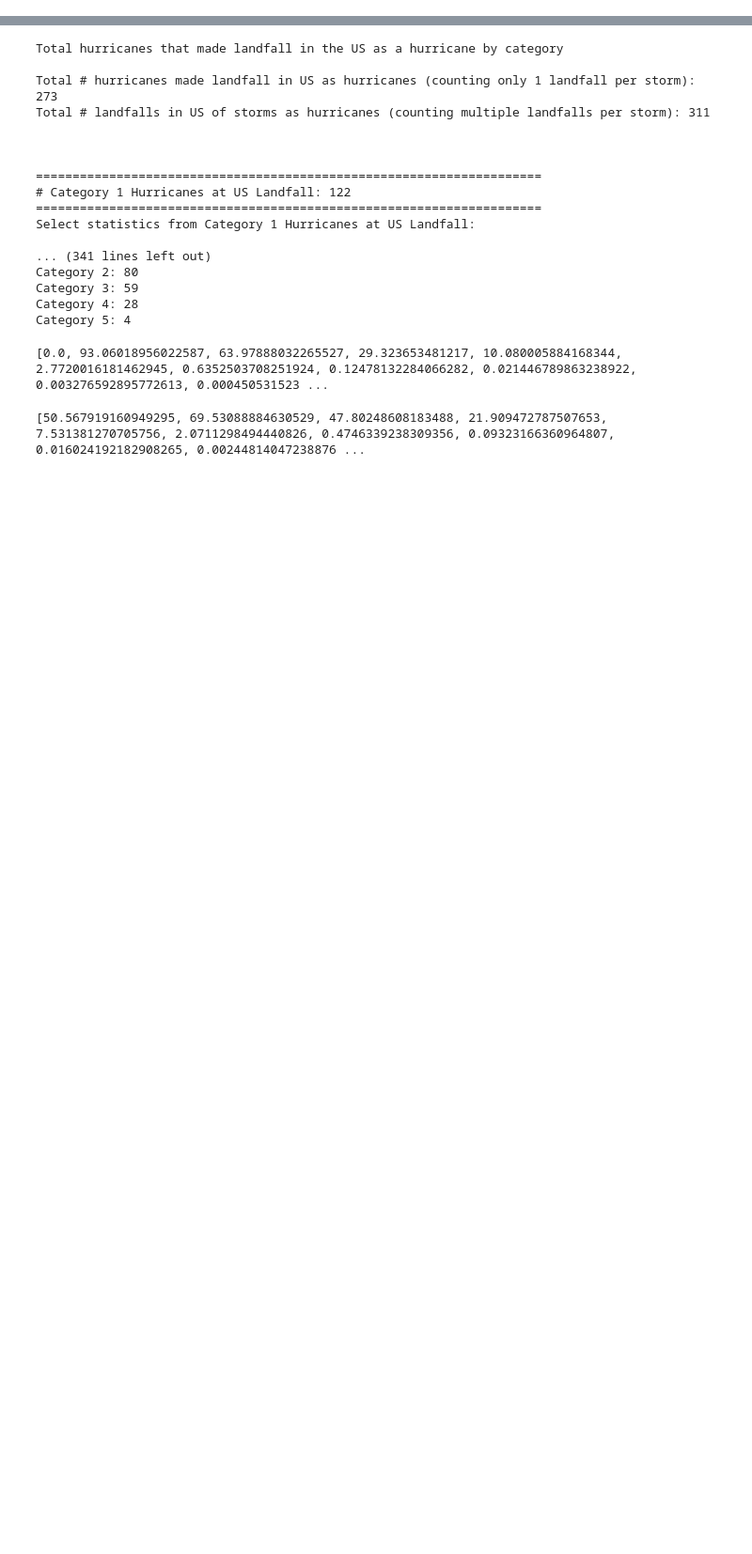
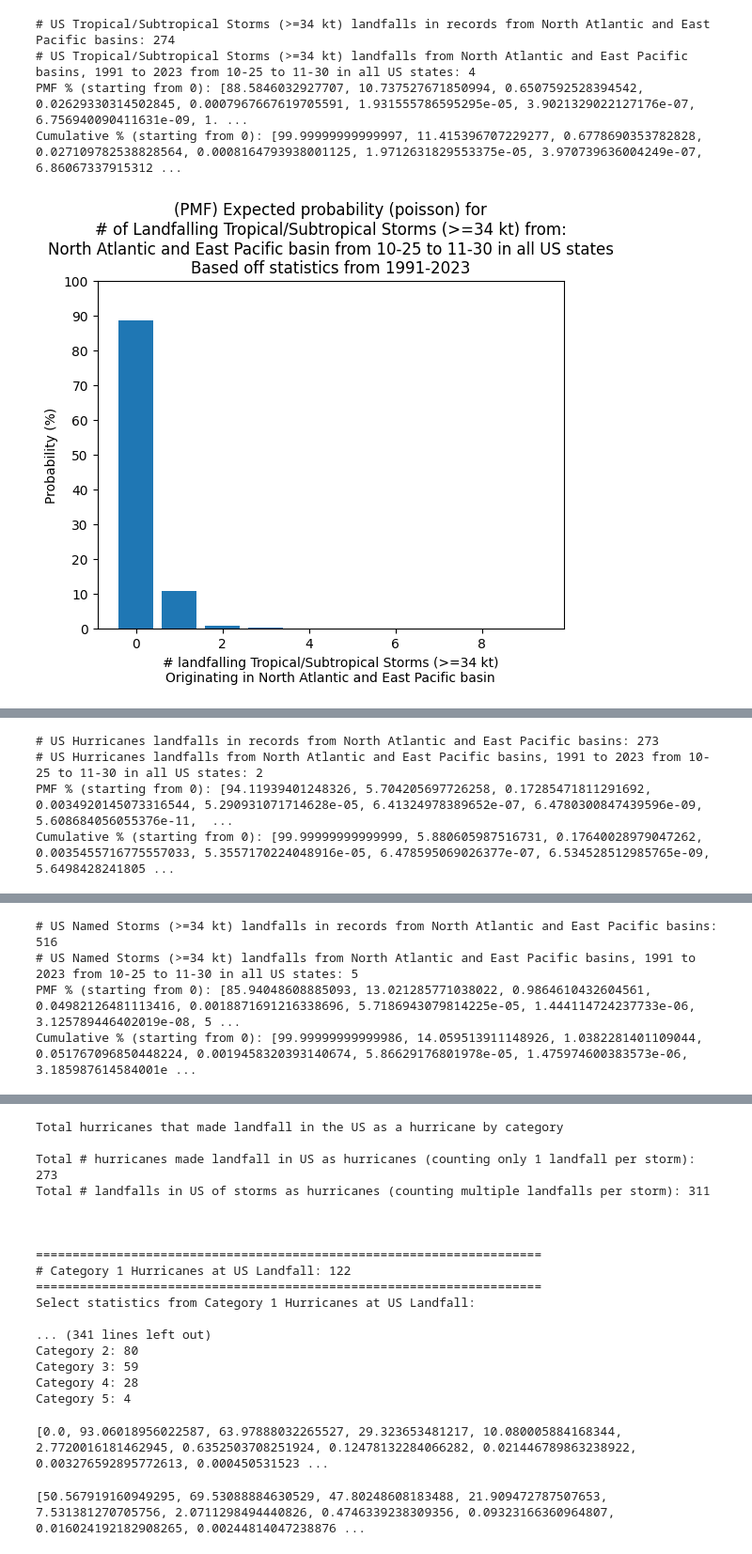
Before and after one commit to JRPdata/cyclone_climatology, a Jupyter notebook: cyclone_climatology.ipynb, the cells around one changed output, grey strips where cells are left out. Shown at 94% size. Saved outputs shown, nothing was run; the diff lists cells and outputs as text; code cells hidden in the pictures; blank space fills up the shorter version.

```diff
--- a/cyclone_climatology.ipynb
+++ b/cyclone_climatology.ipynb
@@ -292,6 +242,7 @@ for basin_name, dict_dfs in dfs_by_basin.items():
     df['ISO_TIME'] = pd.to_datetime(df['ISO_TIME'])
 
     # get landfalls
+    df_td_sd = df.loc[(df['USA_WIND'] < 34) & (df['USA_STATUS'].isin(['TD', 'SD']))]
     df_ts_ss = df.loc[(df['USA_WIND'] >= 34) & (df['USA_STATUS'].isin(['TS', 'SS']))]
     df_hu = df.loc[(df['USA_WIND'] >= 34) & (df['USA_STATUS'].isin(['HU', 'HR']))]
     df_ts_ss = df_ts_ss.reset_index(drop=True)
@@ -299,6 +250,7 @@ for basin_name, dict_dfs in dfs_by_basin.items():
     df_ts_ss_hu = pd.concat([df_ts_ss,df_hu])
     df_ts_ss_hu = df_ts_ss_hu.reset_index(drop=True)
 
+    dict_dfs['td_sd'] = df_td_sd
     dict_dfs['ts_ss'] = df_ts_ss
     dict_dfs['hu'] = df_hu
     dict_dfs['ts_ss_hu'] = df_ts_ss_hu
@@ -692,9 +706,9 @@ Cumulative % (starting from 0): [99.99999999999997, 3.0766765523655693, 0.047822
 [figure]
 # %%
 ##### COMBINED NA AND EP BASIN STATISTICS FOR US LANDFALLS
-# set optionally either to None (default 1991-2022)
+# set optionally either to None (default 1991-2023)
 start_year = 1991
-end_year = 2022
+end_year = 2023
 # must include all as None or with numbered month and day
 start_month = None
 start_day = None
@@ -763,30 +777,36 @@ for storm_type_short, storm_type_long in storm_types.items():
     # Create a bar chart
     # PMF
     plt.bar(event_counts, pmf_pct_per_event_count)
 
     plt.ylim(0, 100)
     plt.yticks(range(0, 101, 10))
 
     # Label the axes and give the chart a title
     plt.xlabel(f'# landfalling {storm_type_long}\nOriginating in {full_basin_name} basin')
     plt.ylabel('Probability (%)')
     plt.title(f"(PMF) Expected probability (poisson) for\n# of Landfalling {storm_type_long} from:\n" +
               f"{full_basin_name} basin {sub_period_str} {states_str}\n" +
               f"Based off statistics from {start_year}-{end_year}")
 
     # Show the chart
     plt.show()
 
     # Cumulative Probabilities chart
     plt.bar(event_counts, cum_pct_per_event_count)
 
     plt.ylim(0, 100)
     plt.yticks(range(0, 101, 10))
 
     # Label the axes and give the chart a title
     plt.xlabel(f'# {storm_type_long}s originating in {full_basin_name} basin')
     plt.ylabel('Probability (%)')
     plt.title(f"Cumulative Expected probability (poisson) for\n# of Landfalling {storm_type_long} from:\n" +
               f"{full_basin_name} basin {sub_period_str} {states_str}\n" +
               f"Based off statistics from {start_year}-{end_year}")
     plt.show()
+# %% [output]
+# US Tropical/Subtropical Storms (>=34 kt) landfalls in records from North Atlantic and East Pacific basins: 274
+# US Tropical/Subtropical Storms (>=34 kt) landfalls from North Atlantic and East Pacific basins, 1991 to 2023 from 10-25 to 11-30 in all US states: 4
+PMF % (starting from 0): [88.5846032927707, 10.737527671850994, 0.6507592528394542, 0.02629330314502845, 0.0007967667619705591, 1.931555786595295e-05, 3.9021329022127176e-07, 6.756940090411631e-09, 1. ...
+Cumulative % (starting from 0): [99.99999999999997, 11.415396707229277, 0.6778690353782828, 0.027109782538828564, 0.0008164793938001125, 1.9712631829553375e-05, 3.970739636004249e-07, 6.86067337915312 ...
+[figure, added]
@@ -792,0 +814,4 @@ for storm_type_short, storm_type_long in storm_types.items():
+# US Hurricanes landfalls in records from North Atlantic and East Pacific basins: 273
+# US Hurricanes landfalls from North Atlantic and East Pacific basins, 1991 to 2023 from 10-25 to 11-30 in all US states: 2
+PMF % (starting from 0): [94.11939401248326, 5.704205697726258, 0.17285471811291692, 0.0034920145073316544, 5.290931071714628e-05, 6.41324978389652e-07, 6.4780300847439596e-09, 5.608684056055376e-11,  ...
+Cumulative % (starting from 0): [99.99999999999999, 5.880605987516731, 0.17640028979047262, 0.0035455716775557033, 5.3557170224048916e-05, 6.478595069026377e-07, 6.534528512985765e-09, 5.6498428241805 ...
@@ -792,0 +820,4 @@ for storm_type_short, storm_type_long in storm_types.items():
+# US Named Storms (>=34 kt) landfalls in records from North Atlantic and East Pacific basins: 516
+# US Named Storms (>=34 kt) landfalls from North Atlantic and East Pacific basins, 1991 to 2023 from 10-25 to 11-30 in all US states: 5
+PMF % (starting from 0): [85.94048608885093, 13.021285771038022, 0.9864610432604561, 0.04982126481113416, 0.0018871691216338696, 5.7186943079814225e-05, 1.444114724237733e-06, 3.125789446402019e-08, 5 ...
+Cumulative % (starting from 0): [99.99999999999986, 14.059513911148926, 1.0382281401109044, 0.051767096850448224, 0.0019458320393140674, 5.86629176801978e-05, 1.475974600383573e-06, 3.185987614584001e ...
```
Also changed, not shown: parts of 24 cells of this notebook.
